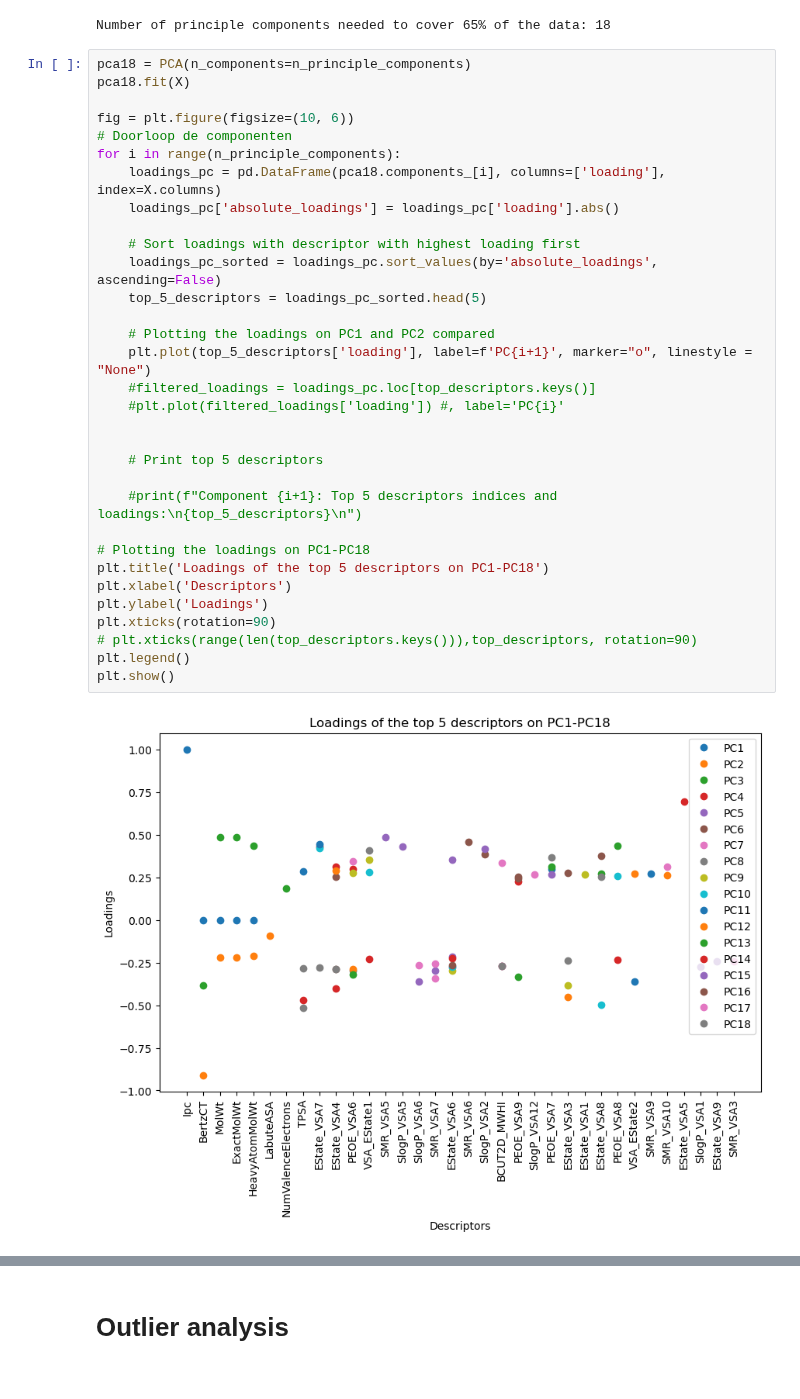
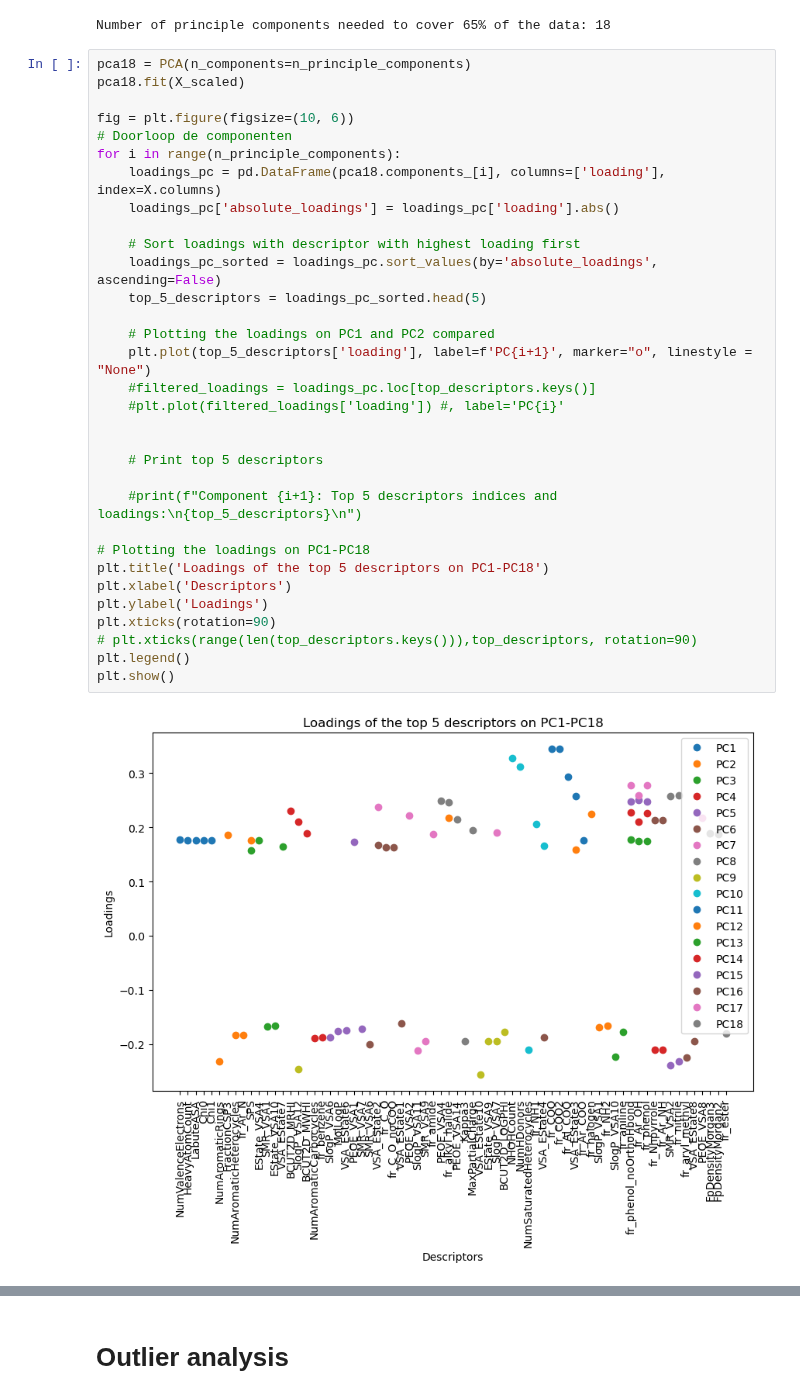
Before and after one commit to annebiemans/Group16, a Jupyter notebook: group_assignment_part1.ipynb, the cells around one changed output, grey strips where cells are left out. Saved outputs shown, nothing was run; the diff lists cells and outputs as text.

```diff
--- a/group_assignment_part1.ipynb
+++ b/group_assignment_part1.ipynb
@@ -201,38 +201,38 @@ print('Number of principle components needed to cover 65% of the data:', n_princ
 Number of principle components needed to cover 65% of the data: 18
 # %%
 pca18 = PCA(n_components=n_principle_components)
-pca18.fit(X)
+pca18.fit(X_scaled)
 
 fig = plt.figure(figsize=(10, 6))
 # Doorloop de componenten
 for i in range(n_principle_components):
     loadings_pc = pd.DataFrame(pca18.components_[i], columns=['loading'], index=X.columns)
     loadings_pc['absolute_loadings'] = loadings_pc['loading'].abs()
 
     # Sort loadings with descriptor with highest loading first
     loadings_pc_sorted = loadings_pc.sort_values(by='absolute_loadings', ascending=False)
     top_5_descriptors = loadings_pc_sorted.head(5)
 
     # Plotting the loadings on PC1 and PC2 compared
     plt.plot(top_5_descriptors['loading'], label=f'PC{i+1}', marker="o", linestyle = "None")
     #filtered_loadings = loadings_pc.loc[top_descriptors.keys()]
     #plt.plot(filtered_loadings['loading']) #, label='PC{i}'
 
 
     # Print top 5 descriptors
 
     #print(f"Component {i+1}: Top 5 descriptors indices and loadings:\n{top_5_descriptors}\n")
 
 # Plotting the loadings on PC1-PC18
 plt.title('Loadings of the top 5 descriptors on PC1-PC18')
 plt.xlabel('Descriptors')
 plt.ylabel('Loadings')
 plt.xticks(rotation=90)
 # plt.xticks(range(len(top_descriptors.keys())),top_descriptors, rotation=90)
 plt.legend()
 plt.show()
 # %% [output]
-[figure, old version]
+[figure, new version]
 # %%
 # Maak een DataFrame van de loadings
 loadings = pca18.components_
```
Also changed, not shown: parts of 2 cells of this notebook, 1 other file.
